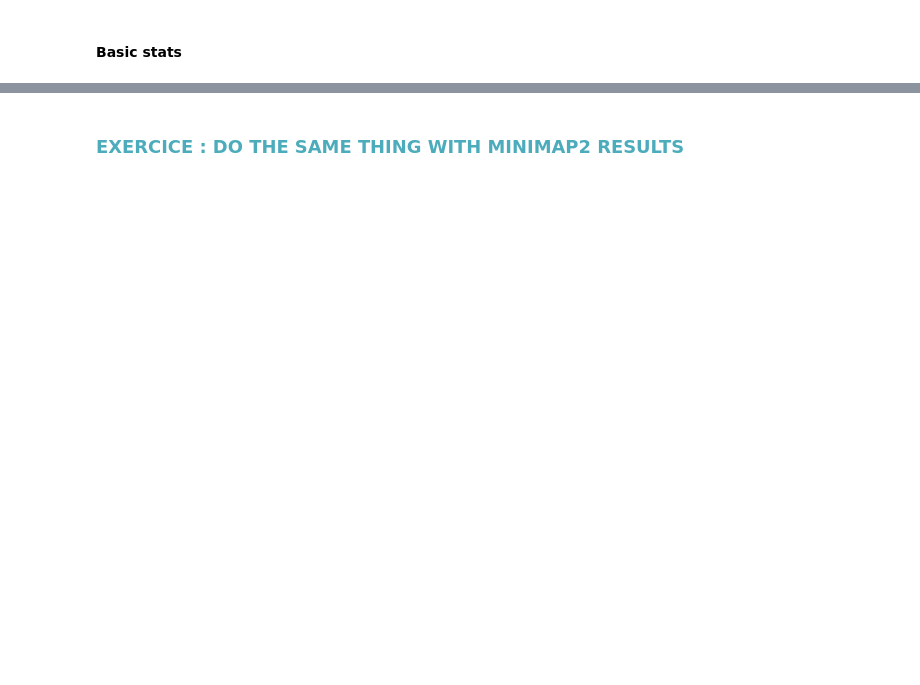
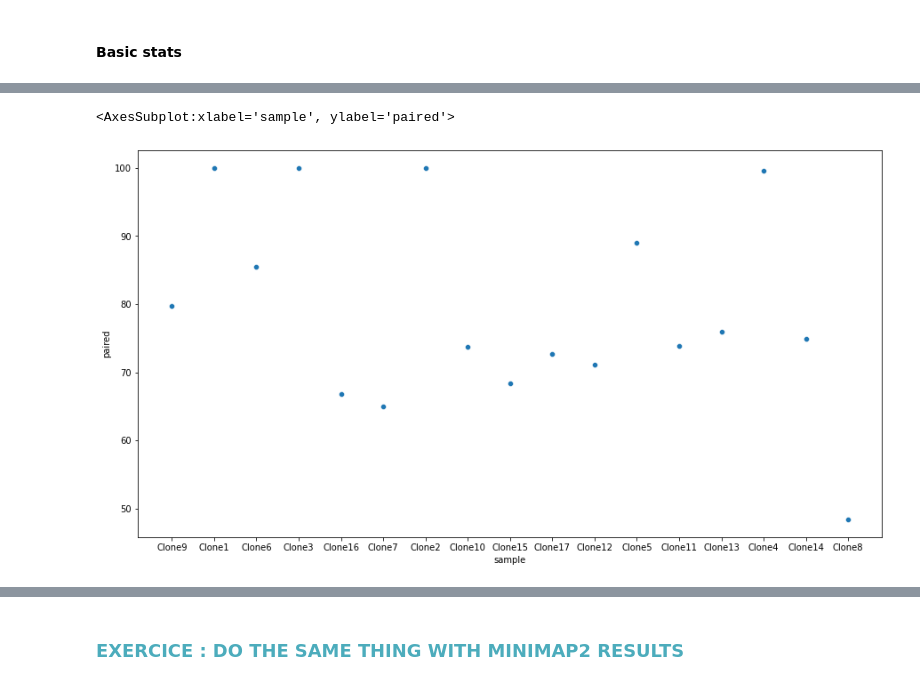
Before and after one commit to SouthGreenPlatform/-training_SV_teaching, a Jupyter notebook: Day2_Mapping_analysis.ipynb, the cells around one changed output, grey strips where cells are left out. Drawn from its saved outputs; the diff is of its cells as text; code cells hidden in the pictures; blank space fills up the shorter version.

```diff
--- a/Day2_Mapping_analysis.ipynb
+++ b/Day2_Mapping_analysis.ipynb
@@ -125,9 +236,13 @@ print(f"\t%min : {minimum}\t %max : {maximun}\t %mean : {mean_flag}")
 # %%
 # Plot with seaborn
 import matplotlib.pyplot as plt
 import seaborn as sns
 
+plt.figure(figsize = (15,8))
 sns.scatterplot(x="sample",y="paired", data=df_bam_stat)
+# %% [output]
+<AxesSubplot:xlabel='sample', ylabel='paired'>
+[figure, added]
 # %%
 # Plot with seaborn
 import matplotlib.pyplot as plt
```
Also changed, not shown: parts of 42 cells of this notebook.
